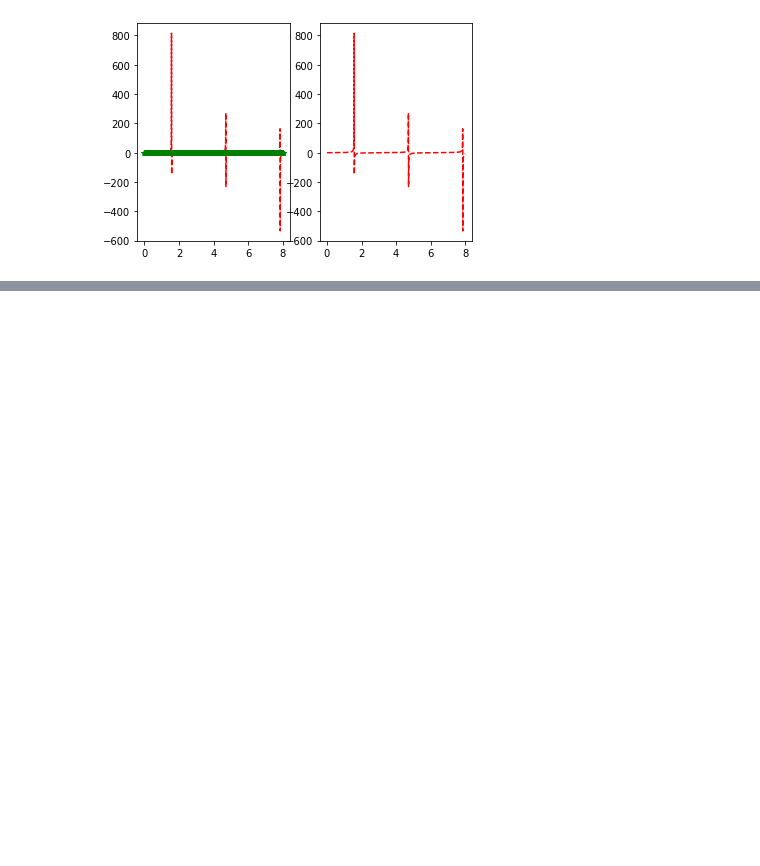
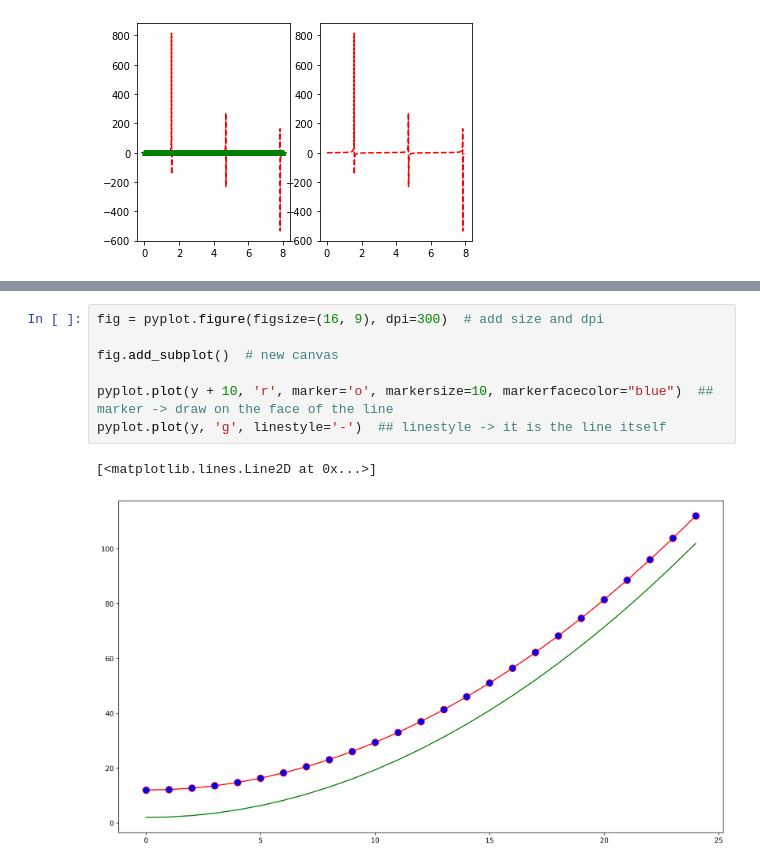
Before and after one commit to FreddieMercy/Deep-Learning-A-Z-Hands-On-Artificial-Neural-Networks, a Jupyter notebook: Practice/MatplotlibPractice.ipynb, the cells around one changed output, grey strips where cells are left out. Saved outputs shown, nothing was run; the diff lists cells and outputs as text; blank space fills up the shorter version.

```diff
--- a/Practice/MatplotlibPractice.ipynb
+++ b/Practice/MatplotlibPractice.ipynb
@@ -80,0 +98,10 @@ pylab.plot(x, np.tan(x), 'r--')
+# %%
+fig = pyplot.figure(figsize=(16, 9), dpi=300)  # add size and dpi
+
+fig.add_subplot()  # new canvas
+
+pyplot.plot(y + 10, 'r', marker='o', markersize=10, markerfacecolor="blue")  ## marker -> draw on the face of the line
+pyplot.plot(y, 'g', linestyle='-')  ## linestyle -> it is the line itself
+# %% [output]
+[<matplotlib.lines.Line2D at 0x...>]
+[figure, added]
```
Also changed, not shown: parts of 12 cells of this notebook, 2 other files.
